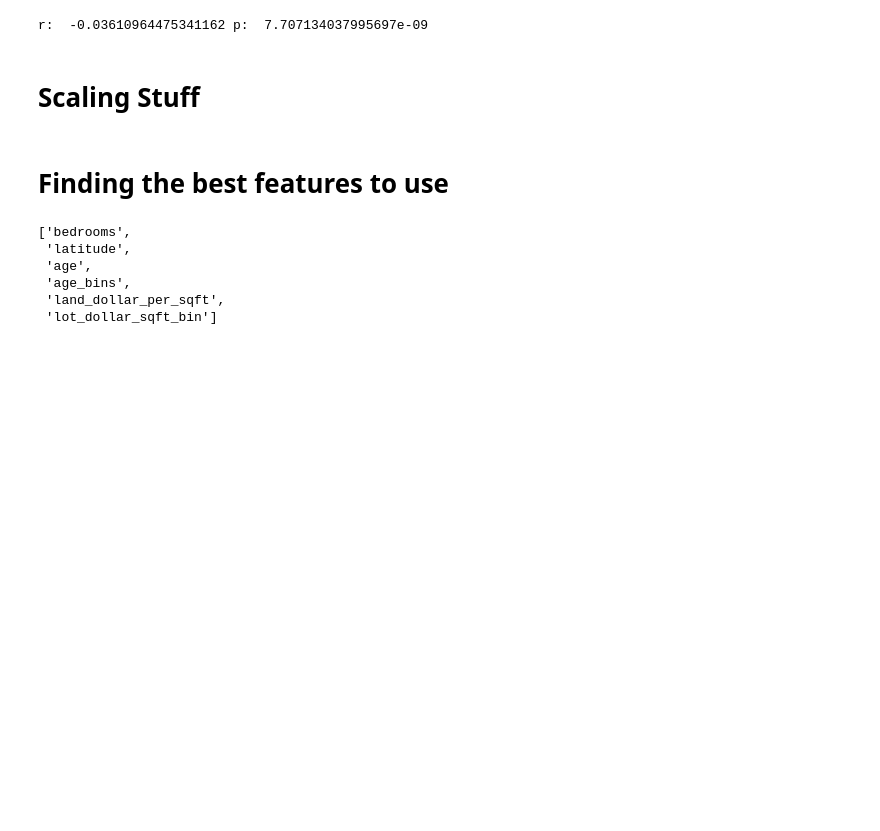
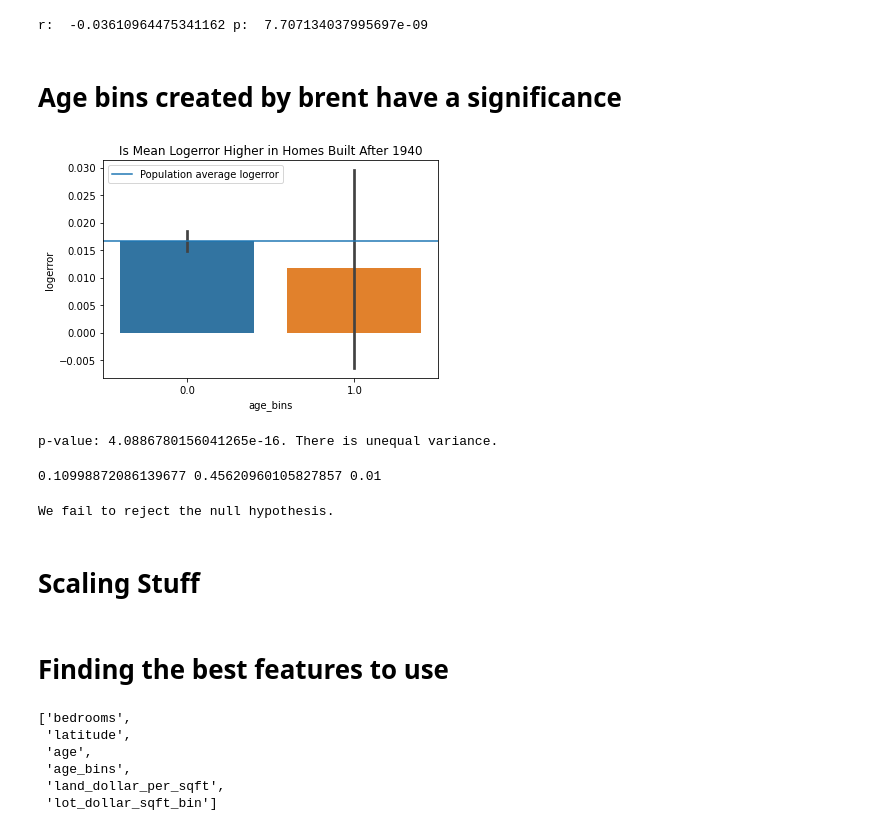
Before and after one commit to TeamOneCluster/ClusterProject, a Jupyter notebook: modeling_PJ.ipynb, the cells around one changed output. Cells and saved outputs as stored; diff of their text form; code cells hidden in the pictures; blank space fills up the shorter version.

```diff
--- a/modeling_PJ.ipynb
+++ b/modeling_PJ.ipynb
@@ -322,3 +326,14 @@ r, p = test_results
 print("r: ", r, "p: ", p)
 # %% [output]
 r:  -0.03610964475341162 p:  7.707134037995697e-09
+# %% [markdown]
+# Age bins created by brent have a significance
+# %%
+plt.title("Is Mean Logerror Higher in Homes Built After 1940")
+sns.barplot(x="age_bins", y="logerror", data=train)
+population_logerror_mean = train.logerror.mean()
+plt.axhline(population_logerror_mean, label="Population average logerror")
+plt.legend()
+plt.show()
+# %% [output]
+[figure, added]
@@ -325,3 +343,32 @@ r:  -0.03610964475341162 p:  7.707134037995697e-09
+# %%
+# Check for equal variances.
+# A stats Levene test - returns p value. small p-value means unequal variances.
+t, p = stats.levene(older_homes_logerror, newer_homes_logerror)
+# high p-value suggests that the populations have equal variances.
+
+if p < alpha:
+    print(f'p-value: {p}. There is unequal variance.')
+# %% [output]
+p-value: 4.0886780156041265e-16. There is unequal variance.
+# %%
+alpha = 0.01
+sample = train[train.age_bins == 0].logerror
+overall_mean = train.logerror.mean()
+
+t, p = stats.ttest_1samp(sample, overall_mean)
+
+print(t, p/2, alpha)
+# %% [output]
+0.10998872086139677 0.45620960105827857 0.01
+# %%
+# Run a Independent T-Test to test for a difference in mean logerror between newer homes and older homes.
+t, p = stats.ttest_ind(older_homes_logerror, newer_homes_logerror, equal_var=False)
+if p < alpha:
+    print(f'p-value: {p}. We reject the null hypothesis.')
+else:
+    print('We fail to reject the null hypothesis.')
+# %% [output]
+We fail to reject the null hypothesis.
 # %% [markdown]
 # Scaling Stuff
 # %%
```
Also changed, not shown: parts of 6 cells of this notebook, 1 other file.
